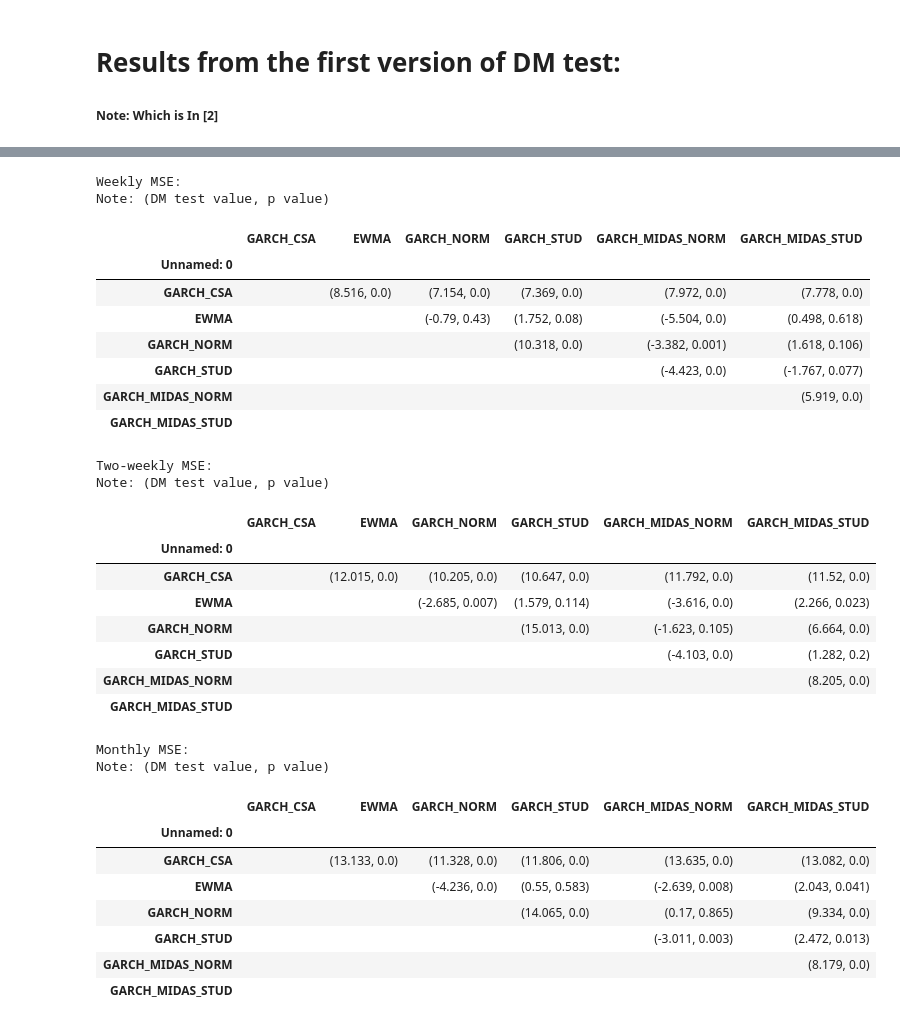
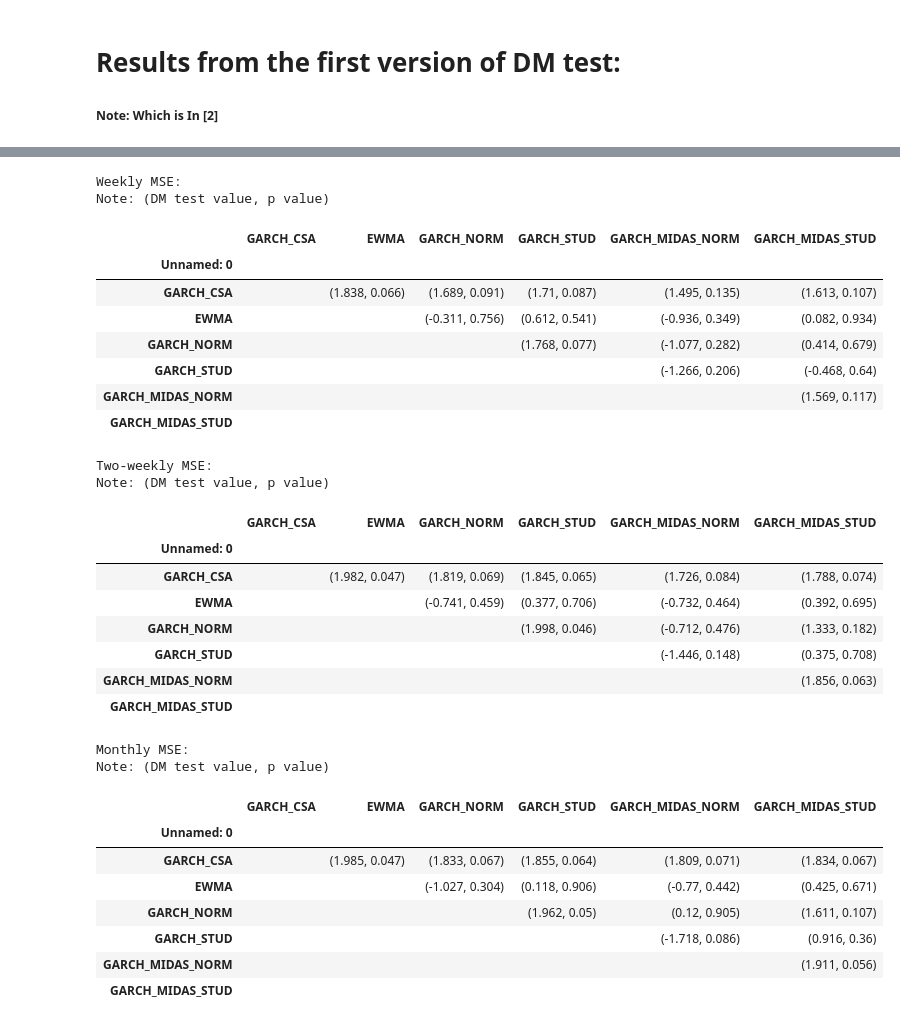
Before and after one commit to NemesiP/volatility-forecasting, a Jupyter notebook: Examples/Panel_DM_test.ipynb, the cells around one changed output, grey strips where cells are left out. Cells and saved outputs as stored; diff of their text form; code cells hidden in the pictures.

```diff
--- a/Examples/Panel_DM_test.ipynb
+++ b/Examples/Panel_DM_test.ipynb
@@ -201,25 +174,25 @@ Note: (DM test value, p value)
 # %%
 print('Weekly MSE:')
 print('Note: (DM test value, p value)')
-mse1 = pd.read_csv('C:/Users/peter/Desktop/volatility-forecasting/results/panel_dm/weekly_mse_v2.csv')
+mse1 = pd.read_csv('C:/Users/peter/Desktop/volatility-forecasting/results/panel_dm/weekly_mse_v3.csv')
 mse1.set_index(mse1.iloc[:, 0], inplace = True)
 mse1 = mse1.iloc[:, 1:].fillna('')
 mse1
 # %% [output]
 Weekly MSE:
 Note: (DM test value, p value)
 |  | GARCH_CSA | EWMA | GARCH_NORM | GARCH_STUD | GARCH_MIDAS_NORM | GARCH_MIDAS_STUD |
 | Unnamed: 0 |  |  |  |  |  |  |
-| GARCH_CSA |  | (8.516, 0.0) | (7.154, 0.0) | (7.369, 0.0) | (7.972, 0.0) | (7.778, 0.0) |
-| EWMA |  |  | (-0.79, 0.43) | (1.752, 0.08) | (-5.504, 0.0) | (0.498, 0.618) |
-| GARCH_NORM |  |  |  | (10.318, 0.0) | (-3.382, 0.001) | (1.618, 0.106) |
-| GARCH_STUD |  |  |  |  | (-4.423, 0.0) | (-1.767, 0.077) |
-| GARCH_MIDAS_NORM |  |  |  |  |  | (5.919, 0.0) |
+| GARCH_CSA |  | (1.838, 0.066) | (1.689, 0.091) | (1.71, 0.087) | (1.495, 0.135) | (1.613, 0.107) |
+| EWMA |  |  | (-0.311, 0.756) | (0.612, 0.541) | (-0.936, 0.349) | (0.082, 0.934) |
+| GARCH_NORM |  |  |  | (1.768, 0.077) | (-1.077, 0.282) | (0.414, 0.679) |
+| GARCH_STUD |  |  |  |  | (-1.266, 0.206) | (-0.468, 0.64) |
+| GARCH_MIDAS_NORM |  |  |  |  |  | (1.569, 0.117) |
 | GARCH_MIDAS_STUD |  |  |  |  |  |  |
 # %%
 print('Two-weekly MSE:')
 print('Note: (DM test value, p value)')
-mse1 = pd.read_csv('C:/Users/peter/Desktop/volatility-forecasting/results/panel_dm/two_weekly_mse_v2.csv')
+mse1 = pd.read_csv('C:/Users/peter/Desktop/volatility-forecasting/results/panel_dm/two_weekly_mse_v3.csv')
 mse1.set_index(mse1.iloc[:, 0], inplace = True)
 mse1 = mse1.iloc[:, 1:].fillna('')
 mse1
@@ -228,16 +201,16 @@ Two-weekly MSE:
 Note: (DM test value, p value)
 |  | GARCH_CSA | EWMA | GARCH_NORM | GARCH_STUD | GARCH_MIDAS_NORM | GARCH_MIDAS_STUD |
 | Unnamed: 0 |  |  |  |  |  |  |
-| GARCH_CSA |  | (12.015, 0.0) | (10.205, 0.0) | (10.647, 0.0) | (11.792, 0.0) | (11.52, 0.0) |
-| EWMA |  |  | (-2.685, 0.007) | (1.579, 0.114) | (-3.616, 0.0) | (2.266, 0.023) |
-| GARCH_NORM |  |  |  | (15.013, 0.0) | (-1.623, 0.105) | (6.664, 0.0) |
-| GARCH_STUD |  |  |  |  | (-4.103, 0.0) | (1.282, 0.2) |
-| GARCH_MIDAS_NORM |  |  |  |  |  | (8.205, 0.0) |
+| GARCH_CSA |  | (1.982, 0.047) | (1.819, 0.069) | (1.845, 0.065) | (1.726, 0.084) | (1.788, 0.074) |
+| EWMA |  |  | (-0.741, 0.459) | (0.377, 0.706) | (-0.732, 0.464) | (0.392, 0.695) |
+| GARCH_NORM |  |  |  | (1.998, 0.046) | (-0.712, 0.476) | (1.333, 0.182) |
+| GARCH_STUD |  |  |  |  | (-1.446, 0.148) | (0.375, 0.708) |
+| GARCH_MIDAS_NORM |  |  |  |  |  | (1.856, 0.063) |
 | GARCH_MIDAS_STUD |  |  |  |  |  |  |
 # %%
 print('Monthly MSE:')
 print('Note: (DM test value, p value)')
-mse1 = pd.read_csv('C:/Users/peter/Desktop/volatility-forecasting/results/panel_dm/monthly_mse_v2.csv')
+mse1 = pd.read_csv('C:/Users/peter/Desktop/volatility-forecasting/results/panel_dm/monthly_mse_v3.csv')
 mse1.set_index(mse1.iloc[:, 0], inplace = True)
 mse1 = mse1.iloc[:, 1:].fillna('')
 mse1
@@ -246,11 +219,11 @@ Monthly MSE:
 Note: (DM test value, p value)
 |  | GARCH_CSA | EWMA | GARCH_NORM | GARCH_STUD | GARCH_MIDAS_NORM | GARCH_MIDAS_STUD |
 | Unnamed: 0 |  |  |  |  |  |  |
-| GARCH_CSA |  | (13.133, 0.0) | (11.328, 0.0) | (11.806, 0.0) | (13.635, 0.0) | (13.082, 0.0) |
-| EWMA |  |  | (-4.236, 0.0) | (0.55, 0.583) | (-2.639, 0.008) | (2.043, 0.041) |
-| GARCH_NORM |  |  |  | (14.065, 0.0) | (0.17, 0.865) | (9.334, 0.0) |
-| GARCH_STUD |  |  |  |  | (-3.011, 0.003) | (2.472, 0.013) |
-| GARCH_MIDAS_NORM |  |  |  |  |  | (8.179, 0.0) |
+| GARCH_CSA |  | (1.985, 0.047) | (1.833, 0.067) | (1.855, 0.064) | (1.809, 0.071) | (1.834, 0.067) |
+| EWMA |  |  | (-1.027, 0.304) | (0.118, 0.906) | (-0.77, 0.442) | (0.425, 0.671) |
+| GARCH_NORM |  |  |  | (1.962, 0.05) | (0.12, 0.905) | (1.611, 0.107) |
+| GARCH_STUD |  |  |  |  | (-1.718, 0.086) | (0.916, 0.36) |
+| GARCH_MIDAS_NORM |  |  |  |  |  | (1.911, 0.056) |
 | GARCH_MIDAS_STUD |  |  |  |  |  |  |
 # %%
 print('Daily QLIKE:')
```
Also changed, not shown: parts of 20 cells of this notebook.
